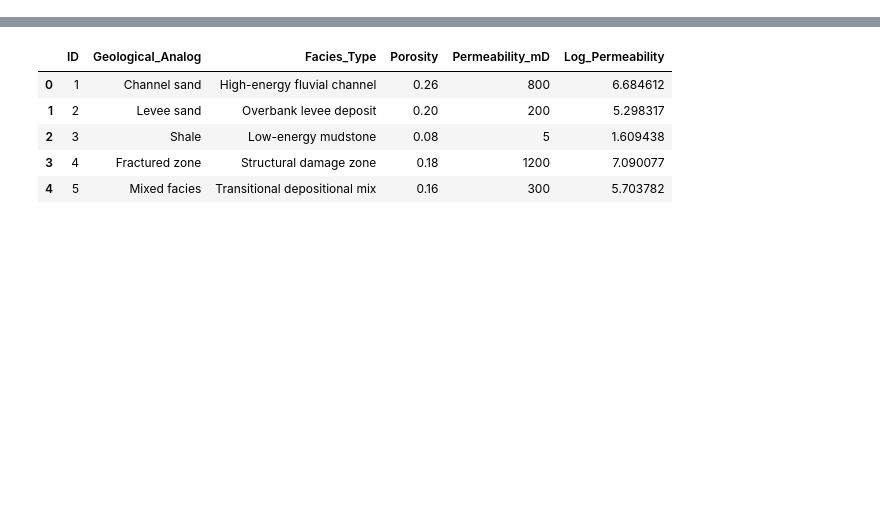
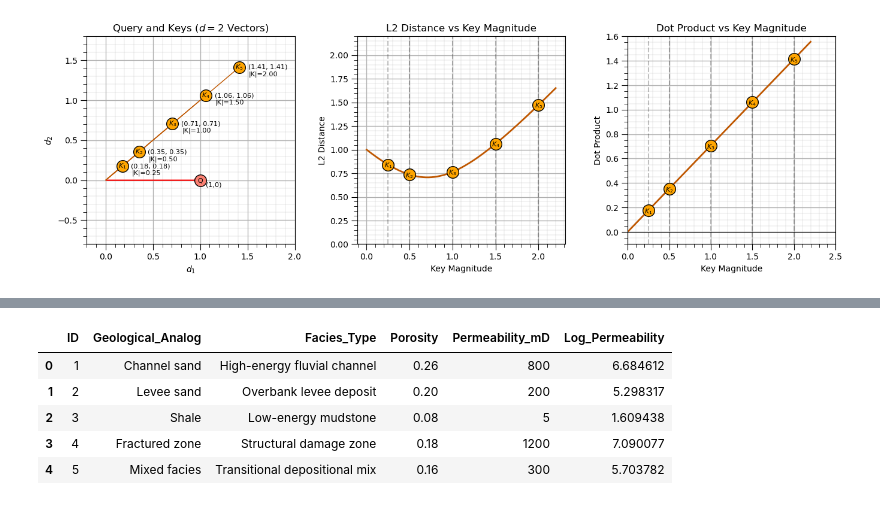
Before and after one commit to GeostatsGuy/MachineLearningDemos_Book, a Jupyter notebook: _sources/MachineLearning_attention.ipynb, the cells around one changed output, grey strips where cells are left out. Cells and saved outputs as stored; diff of their text form; code cells hidden in the pictures; blank space fills up the shorter version.

```diff
--- a/_sources/MachineLearning_attention.ipynb
+++ b/_sources/MachineLearning_attention.ipynb
@@ -492 +637,76 @@ seed = 13                                                     # random number se
+# %%
+q = np.array([1.0, 0.0])                                      # query vector
+
+theta_deg = 45                                                # common key direction
+theta_rad = np.deg2rad(theta_deg)
+
+key_lengths = np.array([0.25, 0.50, 1.00, 1.50, 2.00])
+
+keys = np.array([
+    [L*np.cos(theta_rad), L*np.sin(theta_rad)]
+    for L in key_lengths
+])
+
+lengths_curve = np.linspace(0.0, 2.2, 400)
+
+curve_vecs = np.array([[L*np.cos(theta_rad), L*np.sin(theta_rad)]for L in lengths_curve]) # vectors along fixed 45° direction
+
+l2_vals = np.linalg.norm(curve_vecs - q, axis=1)            # L2 distance from query
+dot_vals = curve_vecs @ q              # dot product with query
+
+fig, axes = plt.subplots(1, 3, figsize=(5, 15))
+
+ax = axes[0]
+ax.set_title(r"Query and Keys ($d=2$ Vectors)")
+
+ax.quiver(0,0,q[0],q[1],angles='xy',scale_units='xy',scale=1,color='red',width=0.006)  # query
+ax.scatter([1],[0],color='salmon',edgecolor='black',s=200,zorder=10)
+ax.text(1,-0.01,"Q",ha='center',va='center',color='black',fontsize=8,zorder=20)
+ax.text(1.06, -0.08, "(1,0)", color='black', fontsize=8)
+
+for i, (L, k) in enumerate(zip(key_lengths, keys), start=1):  # keys
+    ax.quiver(0,0,k[0],k[1],angles='xy',scale_units='xy',scale=1,color='#BF5700',width=0.004)
+    ax.scatter(k[0],k[1],color='orange',edgecolor='black',s=200,zorder=20)
+    ax.text(k[0]+0.30,k[1],'('+ str(np.round(k[0],2)) + ', ' + str(np.round(k[1],2)) + ')',ha='center',va='center',fontsize=8,zorder=40)
+    ax.text(k[0],k[1],f'$K_{i}$',ha='center',va='center',fontsize=8,zorder=40)
+    ax.text(k[0]+0.10,k[1]-0.11,f'|K|={L:.2f}',fontsize=8)
+
+ax.set_xlim(-0.2, 2.0); ax.set_ylim(-0.8, 1.8)
+ax.set_xlabel(r'$d_1$'); ax.set_ylabel(r'$d_2$'); add_grid2(ax); ax.set_box_aspect(1)
+
+ax = axes[1]                # L2 Distance
+
+ax.set_title("L2 Distance vs Key Magnitude")
+ax.plot(lengths_curve,l2_vals,color='#BF5700',linewidth=2)
+
+for i, L in enumerate(key_lengths, start=1):
+    y = np.linalg.norm(np.array([L*np.cos(theta_rad),L*np.sin(theta_rad)]) - q)
+    ax.scatter(L,y,color='orange',edgecolor='black',s=200,zorder=20)
+    ax.text(L,y-0.01,f'$K_{i}$',ha='center',va='center',fontsize=8,zorder=30)
+    ax.axvline(L,color='black',linestyle='--',alpha=0.25)
+
+ax.axhline(0,color='black',linewidth=0.8)
+ax.set_xlabel("Key Magnitude"); ax.set_ylabel("L2 Distance")
+ax.set_ylim(0, 2.2); add_grid2(ax); ax.set_box_aspect(1)
+
+ax = axes[2]                                              # dot product
+ax.set_title("Dot Product vs Key Magnitude")
+ax.plot(lengths_curve,dot_vals,color='#BF5700',linewidth=2)
+
+for i, L in enumerate(key_lengths, start=1):
+    y = L*np.cos(theta_rad)
+    ax.scatter(L,y,color='orange',edgecolor='black',s=200,zorder=20)
+    ax.text(L,y-0.01,f'$K_{i}$',ha='center',va='center',fontsize=8,zorder=30)
+    ax.axvline(L,color='black',linestyle='--',alpha=0.25)
+
+ax.axhline(0,color='black',linewidth=0.8); ax.set_xlim([0,2.5]); ax.set_ylim([0,1.6])
+ax.set_xlabel("Key Magnitude"); ax.set_ylabel("Dot Product")
+ax.set_ylim(-0.1, 1.6); add_grid2(ax); ax.set_box_aspect(1)
+
+plt.tight_layout()
+plt.subplots_adjust(left=0.0, bottom=0.0, right=2.5, top=1.0, wspace=0.3, hspace=0.2)
+plt.savefig("attention_demo2.png", dpi=300, bbox_inches="tight")
+plt.show()
+# %% [output]
+[figure, added]
 # %% [markdown]
```
Also changed, not shown: parts of 18 cells of this notebook, 27 other files.
